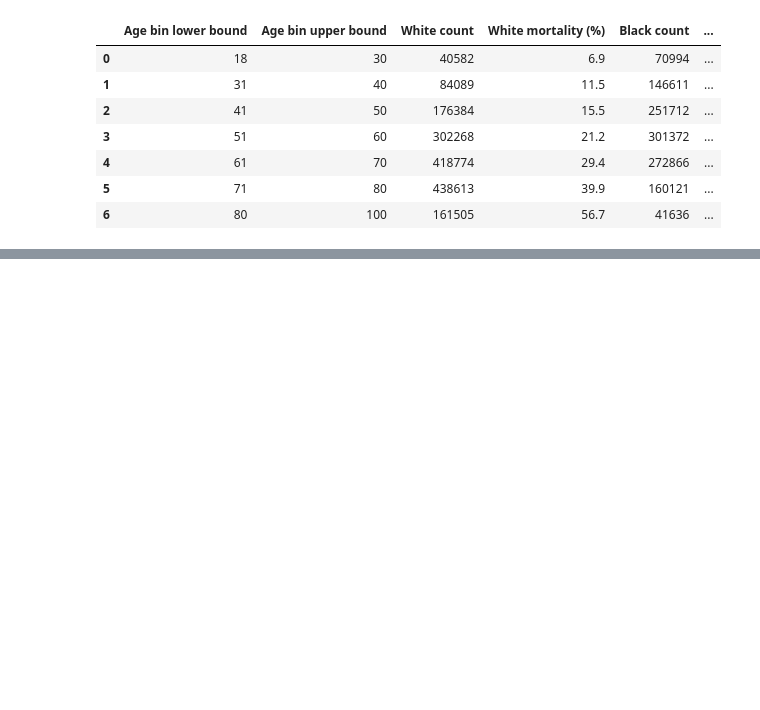
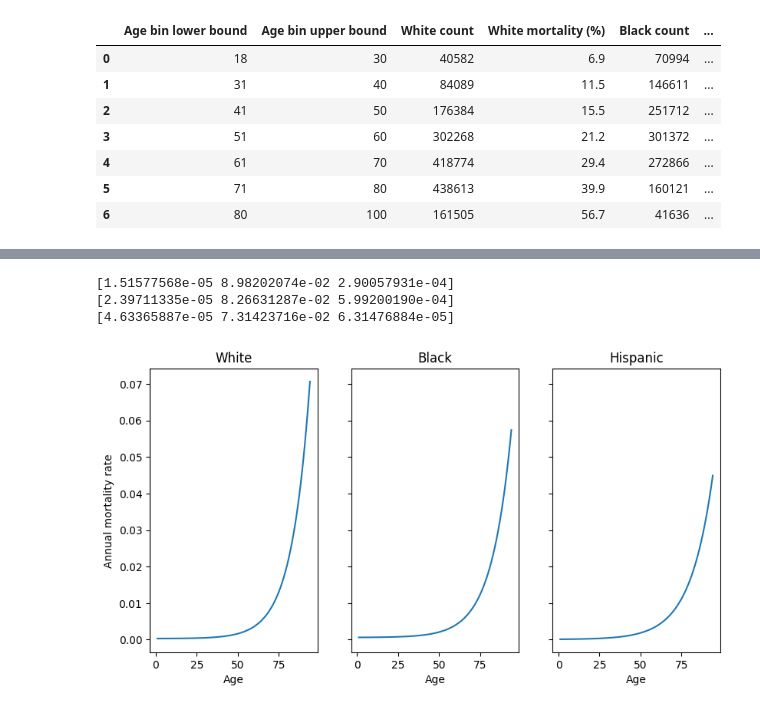
Before and after one commit to dabslee/Kidney_Analysis, a Jupyter notebook: transplant_market/recipients.ipynb, the cells around one changed output, grey strips where cells are left out. Saved outputs shown, nothing was run; the diff lists cells and outputs as text; code cells hidden in the pictures; blank space fills up the shorter version.

```diff
--- a/transplant_market/recipients.ipynb
+++ b/transplant_market/recipients.ipynb
@@ -198,2 +232,3 @@ We ultimately choose to restrict our population pool to the last 10 years; that
 # %%
 kidpan_data = kidpan_data[kidpan_data["INIT_DATE"].dt.year >= 2013]
+kidpan_data = kidpan_data[~np.isnan(kidpan_data["GFR"])]
@@ -200 +239,11 @@ kidpan_data = kidpan_data[kidpan_data["INIT_DATE"].dt.year >= 2013]
+# %%
+kidpan_data = kidpan_data[
+    (kidpan_data["ETHCAT"] == "White, Non-Hispanic") |
+    (kidpan_data["ETHCAT"] == "Black, Non-Hispanic") |
+    (kidpan_data["ETHCAT"] == "Hispanic/Latino")
+].replace({"ETHCAT" : {
+    "White, Non-Hispanic" : "White",
+    "Black, Non-Hispanic" : "Black",
+    "Hispanic/Latino" : "Hispanic",
+}})
 # %% [markdown]
@@ -244,0 +362,31 @@ plt.show()
+# %%
+def gm_age_cdf(x, alpha, beta, gamma):
+    return 1 - np.exp(-gamma * x - alpha/beta * (np.exp(beta * x) - 1))
+def gm_age_pdf(x, alpha, beta, gamma):
+    return alpha * np.exp(beta * x) + gamma
+
+fig, axs = plt.subplots(1,3, sharex=True, sharey=True, figsize=plt.figaspect(0.5))
+i = 0
+for race in ["White", "Black", "Hispanic"]:
+    xdata = transplant_recipient_mortality_sample[transplant_recipient_mortality_sample["ETHCAT"] == race]["CURR_AGE"]
+    ydata = 1 - transplant_recipient_mortality_sample[transplant_recipient_mortality_sample["ETHCAT"] == race]["IS_ALIVE"]
+    popt, pcov = sp.optimize.curve_fit(
+        gm_age_cdf,
+        xdata,
+        ydata,
+        bounds=(0,1)
+    )
+    print(popt)
+    mymeans = transplant_recipient_mortality_sample.groupby("CURR_AGE").mean(numeric_only=True)
+    axs[i].plot(mymeans.index, gm_age_pdf(mymeans.index, *popt), linestyle="-", label=race)
+    axs[i].set_title(race)
+    axs[i].set_xlabel("Age")
+    if i == 0: axs[i].set_ylabel("Annual mortality rate")
+    i += 1
+
+plt.show()
+# %% [output]
+[1.51577568e-05 8.98202074e-02 2.90057931e-04]
+[2.39711335e-05 8.26631287e-02 5.99200190e-04]
+[4.63365887e-05 7.31423716e-02 6.31476884e-05]
+[figure, added]
```
Also changed, not shown: parts of 24 cells of this notebook, 2 other files.
